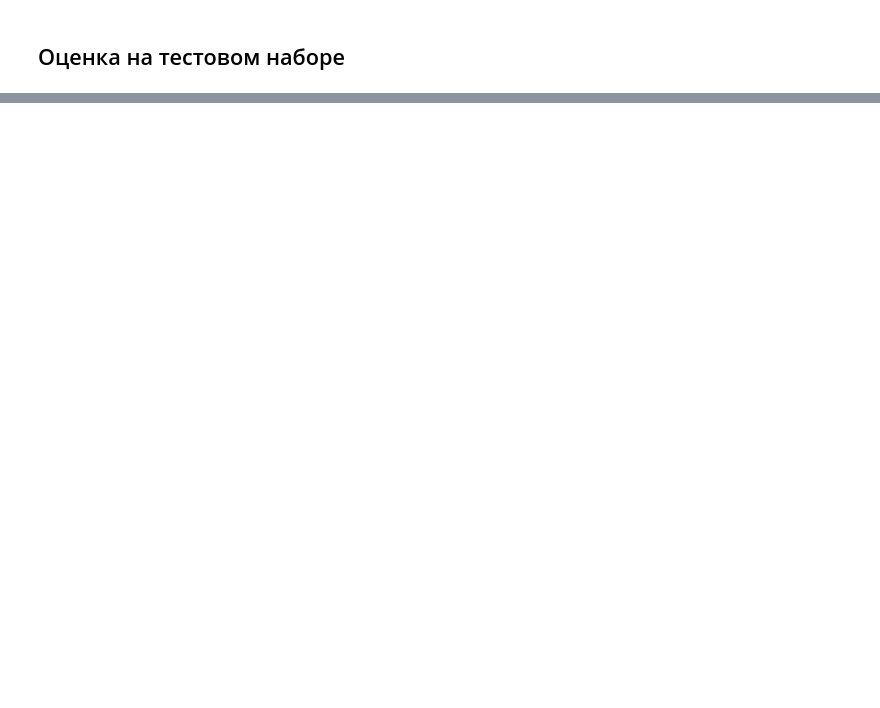
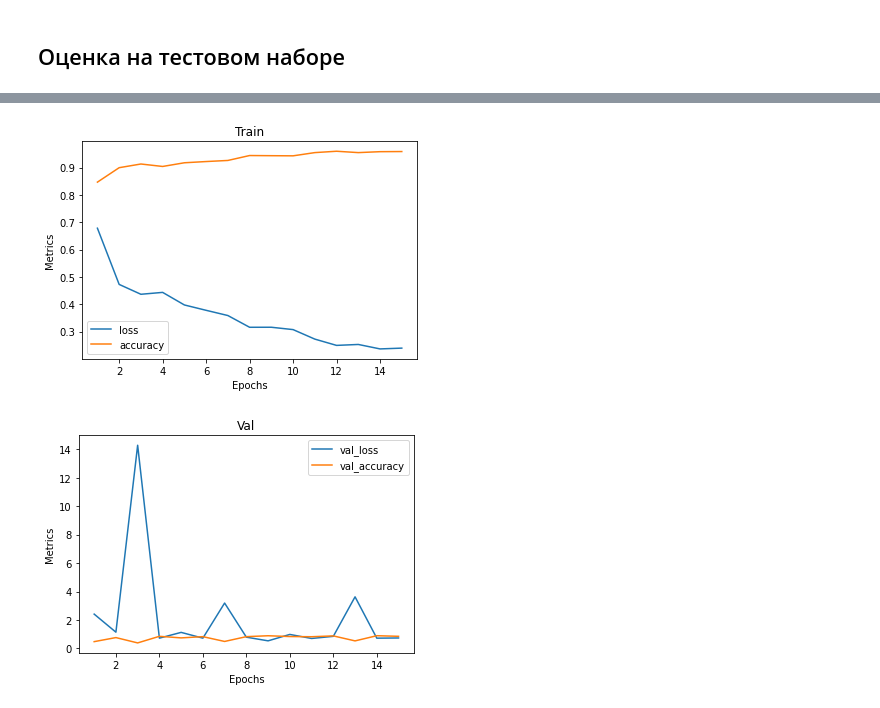
Before and after one commit to alxvmr/ore_ml, a Jupyter notebook: Ore_objectDetection.ipynb, the cells around one changed output, grey strips where cells are left out. Saved outputs shown, nothing was run; the diff lists cells and outputs as text; code cells hidden in the pictures; blank space fills up the shorter version.

Commit message:
Added new functionality
Added new classification model
Added visualization

```diff
--- a/Ore_objectDetection.ipynb
+++ b/Ore_objectDetection.ipynb
@@ -445,0 +623,9 @@ for ind, val in enumerate(wrong[:100]):
+# %%
+batch_size = 50
+epochs = 15
+
+model.fit_generator(
+    train_generator,
+    #steps_per_epoch=nb_train_samples // batch_size,
+    epochs=epochs,
+    validation_data=val_generator)
@@ -445,0 +652,27 @@ for ind, val in enumerate(wrong[:100]):
+# %%
+loss =         [0.6783, 0.4726, 0.4365, 0.4434, 0.3974, 0.3778, 0.3587, 0.3157, 0.3158, 0.3072, 0.2724, 0.2494, 0.2528, 0.2365, 0.2394]
+accuracy =     [0.8469, 0.8998, 0.9133, 0.9043, 0.9178, 0.9223, 0.9263, 0.9443, 0.9437, 0.9432, 0.9550, 0.9600, 0.9550, 0.9584, 0.9589]
+val_loss =     [2.4129, 1.1425, 14.2859,0.7231, 1.1283, 0.7230, 3.1904, 0.7918, 0.5342, 0.9841, 0.7013, 0.8501, 3.6287, 0.7216, 0.7358]
+val_accuracy = [0.4776, 0.7625, 0.3879, 0.8522, 0.7414, 0.8285, 0.4908, 0.8285, 0.8918, 0.8364, 0.8232, 0.8813, 0.5303, 0.8945, 0.8522]
+
+epochs_arr = np.arange(1, epochs+1)
+# %%
+plt.plot(epochs_arr, loss, label='loss')
+plt.plot(epochs_arr, accuracy, label='accuracy')
+plt.legend()
+plt.xlabel('Epochs')
+plt.ylabel('Metrics')
+plt.title('Train')
+plt.show()
+
+plt.plot(epochs_arr, val_loss, label='val_loss')
+plt.plot(epochs_arr, val_accuracy, label='val_accuracy')
+plt.legend()
+plt.xlabel('Epochs')
+plt.ylabel('Metrics')
+plt.title('Val')
+
+plt.show()
+# %% [output]
+[figure, added]
+[figure, added]
```
Also changed, not shown: parts of 27 cells of this notebook.
